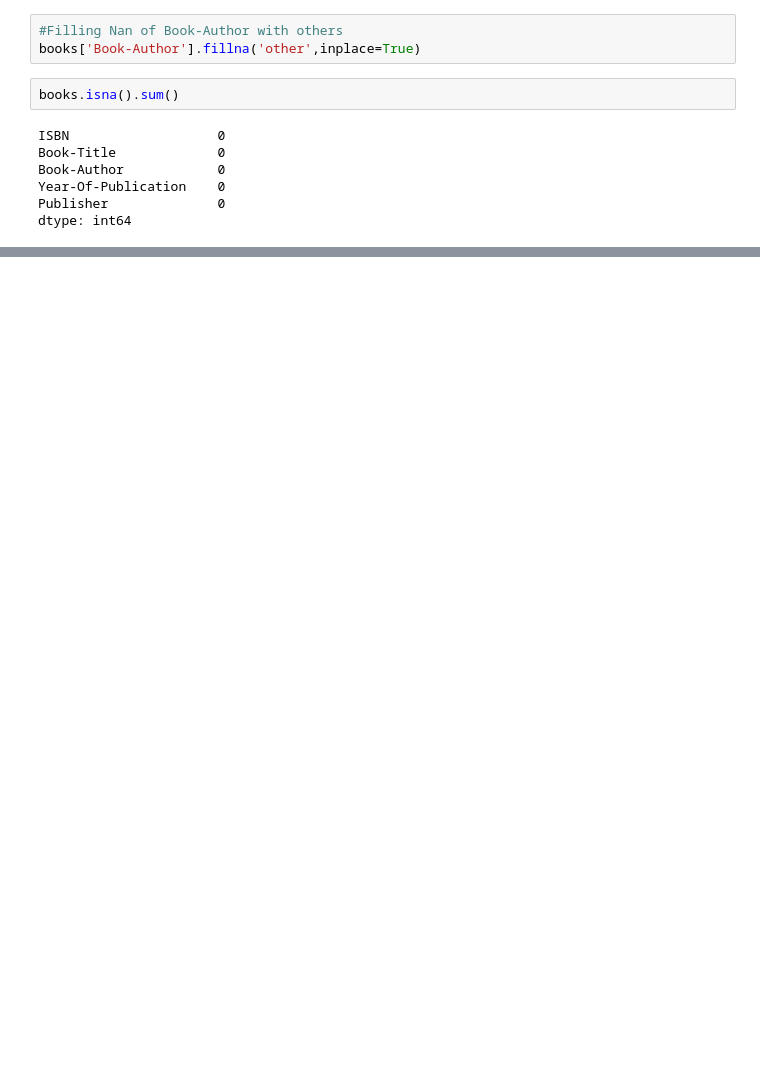
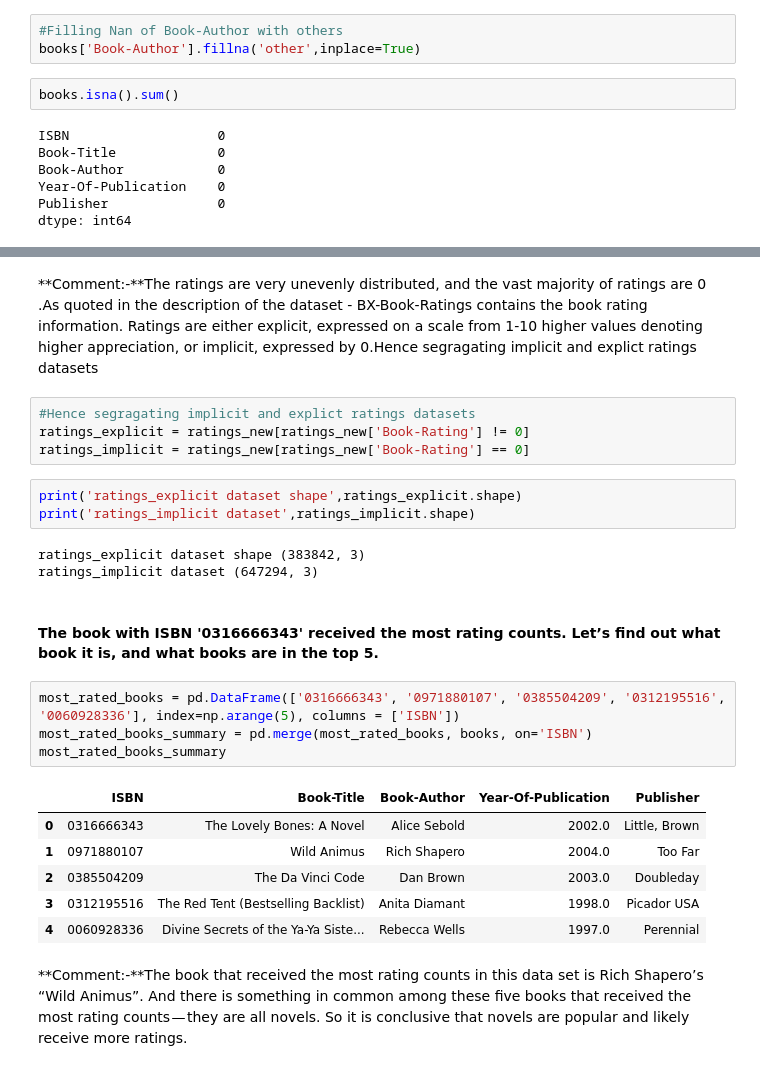
Before and after one commit to KaiwalyaZ/Book-Recommendation-System, a Jupyter notebook: Book_Recommendation_System_Kaiwalya.ipynb, the cells around one changed output, grey strips where cells are left out. Drawn from its saved outputs; the diff is of its cells as text; blank space fills up the shorter version.

```diff
--- a/Book_Recommendation_System_Kaiwalya.ipynb
+++ b/Book_Recommendation_System_Kaiwalya.ipynb
@@ -437,0 +477,27 @@ dtype: int64
+# %% [markdown]
+**Comment:-**The ratings are very unevenly distributed, and the vast majority of ratings are 0 .As quoted in the description of the dataset - BX-Book-Ratings contains the book rating information. Ratings are either explicit, expressed on a scale from 1-10 higher values denoting higher appreciation, or implicit, expressed by 0.Hence segragating implicit and explict ratings datasets
+# %%
+#Hence segragating implicit and explict ratings datasets
+ratings_explicit = ratings_new[ratings_new['Book-Rating'] != 0]
+ratings_implicit = ratings_new[ratings_new['Book-Rating'] == 0]
+# %%
+print('ratings_explicit dataset shape',ratings_explicit.shape)
+print('ratings_implicit dataset',ratings_implicit.shape)
+# %% [output]
+ratings_explicit dataset shape (383842, 3)
+ratings_implicit dataset (647294, 3)
+# %% [markdown]
+#### **The book with ISBN '0316666343' received the most rating counts. Let’s find out what book it is, and what books are in the top 5.**
+# %%
+most_rated_books = pd.DataFrame(['0316666343', '0971880107', '0385504209', '0312195516', '0060928336'], index=np.arange(5), columns = ['ISBN'])
+most_rated_books_summary = pd.merge(most_rated_books, books, on='ISBN')
+most_rated_books_summary
+# %% [output]
+|  | ISBN | Book-Title | Book-Author | Year-Of-Publication | Publisher |
+| 0 | 0316666343 | The Lovely Bones: A Novel | Alice Sebold | 2002.0 | Little, Brown |
+| 1 | 0971880107 | Wild Animus | Rich Shapero | 2004.0 | Too Far |
+| 2 | 0385504209 | The Da Vinci Code | Dan Brown | 2003.0 | Doubleday |
+| 3 | 0312195516 | The Red Tent (Bestselling Backlist) | Anita Diamant | 1998.0 | Picador USA |
+| 4 | 0060928336 | Divine Secrets of the Ya-Ya Siste... | Rebecca Wells | 1997.0 | Perennial |
+# %% [markdown]
+**Comment:-**The book that received the most rating counts in this data set is Rich Shapero’s “Wild Animus”. And there is something in common among these five books that received the most rating counts — they are all novels. So it is conclusive that novels are popular and likely receive more ratings.
```
Also changed, not shown: parts of 12 cells of this notebook.
